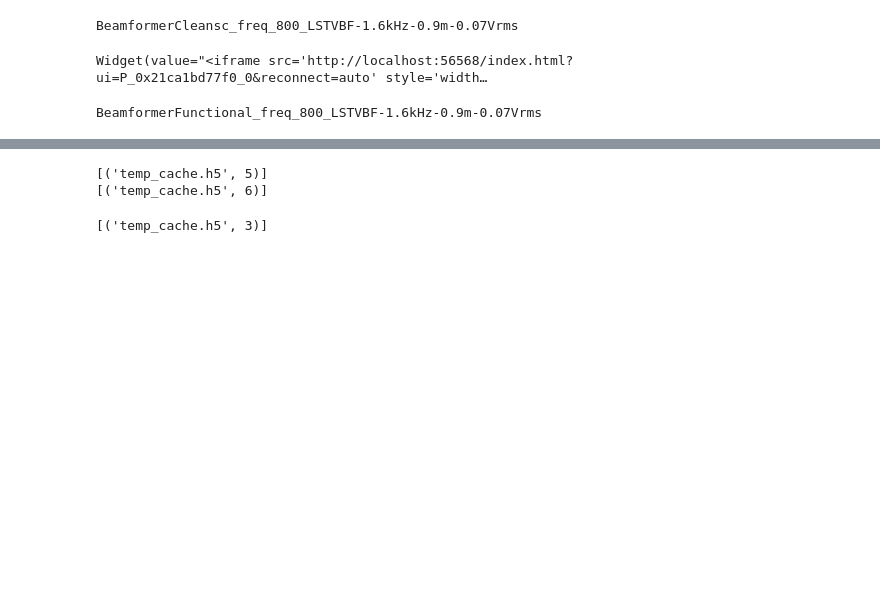
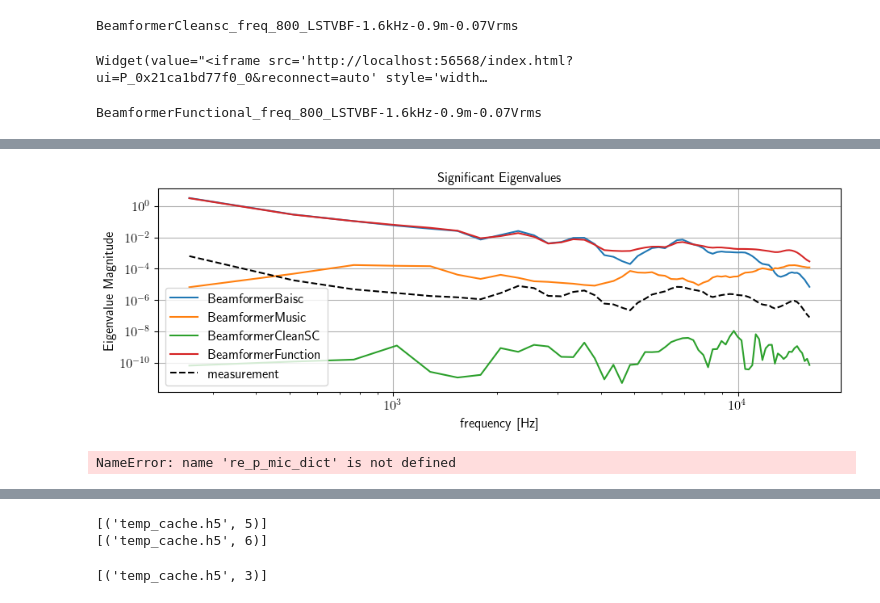
Before and after one commit to 1ieng2en/3d_beamforming, a Jupyter notebook: 3dbf_app_simulation.ipynb, the cells around one changed output, grey strips where cells are left out. Drawn from its saved outputs; the diff is of its cells as text; code cells hidden in the pictures; blank space fills up the shorter version.

```diff
--- a/3dbf_app_simulation.ipynb
+++ b/3dbf_app_simulation.ipynb
@@ -383,7 +456,7 @@ st.steer_type = 'true location'
 bb = acoular.BeamformerBase(freq_data=ps, steer=st, r_diag=True)
 #bc = BeamformerCapon(freq_data=f, steer=st, cached=False)
 #be = BeamformerEig(freq_data=f, steer=st, r_diag=True, n=54)
-bm = acoular.BeamformerMusic(freq_data=ps, steer=st, n=1)
+bm = acoular.BeamformerMusic(freq_data=ps, steer=st, n=2)
 #bd = acoular.BeamformerDamas(beamformer=bb, n_iter=100)
 #bdp = BeamformerDamasPlus(beamformer=bb, n_iter=100)
 #bo = BeamformerOrth(freq_data=f, steer=st, r_diag=True, eva_list=list(range(38,54)))
@@ -398,8 +471,8 @@ Frequency range: [  64. 4096.] Hz
 # %%
-cfreq = 560 # frequency of interest
+cfreq = 1500 # frequency of interest
 pm = bs.synthetic(cfreq,3)
 Lm = acoular.L_p(pm)
-plotter, p_range = BF_analysis.plot(Lm, dynamic_range=20, max_crop=0, plot_mesh = True, opacity=True)
+plotter, p_range = BF_analysis.plot(Lm, dynamic_range=5, max_crop=0, plot_mesh = True, opacity=True)
 # Make sure the rendering is complete
 plotter.show()
 # %% [output]
@@ -407,5 +480,5 @@ Widget(value="<iframe src='http://localhost:62121/index.html?ui=P_0x2c493777a90_
 # %%
-cfreq = 400 # frequency of interest
+cfreq = 1500 # frequency of interest
 import panel as pn
 
 #figure(1,)
@@ -419,7 +492,7 @@ for b in (bb, bm, bs, bf):
     # Make sure the rendering is complete
     plotter.show(auto_close=False)
     #file_name = f'Results/3dplot/{b.__class__.__name__}_freq:{cfreq}_{recording_dropdown.value[0:-5]}.html'
-    file_name = f'{b.__class__.__name__}_freq_{cfreq}_{recording_selector.selected_file[0:-4]}'
+    file_name = f'{b.__class__.__name__}_freq_{cfreq}_{recording_prep.selected_file[0:-4]}'
     print(file_name)
     plotter.close()
 # %% [output]
@@ -432,12 +505,12 @@ BeamformerCleansc_freq_800_LSTVBF-1.6kHz-0.9m-0.07Vrms
 Widget(value="<iframe src='http://localhost:56568/index.html?ui=P_0x21ca1bd77f0_0&reconnect=auto' style='width…
 BeamformerFunctional_freq_800_LSTVBF-1.6kHz-0.9m-0.07Vrms
 # %%
-freq_list = [250, 500, 1000, 2000, 4000, 8000] # frequency of interest
+freq_list = [2500, 5000, 8000] # frequency of interest
 import panel as pn
 
 #figure(1,)
 #i1 = 1 #no of subplot
-for b in (bm, bs):
+for b in (bb, bm, bs):
     for cfreq in freq_list:
         pm = b.synthetic(cfreq,3)
         Lm = acoular.L_p(pm)
@@ -445,7 +518,7 @@ for b in (bm, bs):
         # Make sure the rendering is complete
         plotter.show(auto_close=False)
         #file_name = f'Results/3dplot/{b.__class__.__name__}_freq:{cfreq}_{recording_dropdown.value[0:-5]}.html'
-        file_name = f'{b.__class__.__name__}_freq_{cfreq}_{recording_selector.selected_file[0:-4]}'
+        file_name = f'{b.__class__.__name__}_freq_{cfreq}_{recording_prep.selected_file[0:-4]}'
         print(file_name)
         plotter.close()
 # %% [output]
@@ -466,3 +596,63 @@ BeamformerMusic_freq_8000_GoodSeal-HP1-12.8k-signalChannel
+# %%
+
+
+frequencies = ps.fftfreq()[1:-1]  # Get the list of frequencies
+csm = np.array(ps.csm)  # Calculate and get the Cross Spectral Matrix
+
+
+plt.figure(figsize=ASPECT)
+
+for name in pms_dict.keys():
+    Pf_values = np.abs(re_p_mic_dict[name])
+    # calculate the csm of Pf_values
+    csm_Pf = np.zeros((len(Pf_values), Pf_values.shape[1], Pf_values.shape[1]))
+    for i in range(len(frequencies)):
+        csm_Pf[i] = np.outer(Pf_values[i], Pf_values[i].conj())
+
+    error = (csm[1:-1,:,:] - csm_Pf)/csm[1:-1,:,:] * 100
+
+    eva_csm = np.linalg.eigvals(csm[1:-1,:,:])
+    eva_csm_Pf = np.linalg.eigvals(csm_Pf)
+
+    # re-rank the eigenvalues, from large to small
+    eva_csm = np.sort(eva_csm, axis=1)[:, ::-1]
+    eva_csm_Pf = np.sort(eva_csm_Pf, axis=1)[:, ::-1]
+
+
+    eva_csm_sig = [rsf.get_significant_eva(eva) for eva in eva_csm]
+    eva_csm_Pf_sig = [rsf.get_significant_eva(eva) for eva in eva_csm_Pf]
+
+    eva_csm_sum = np.array([np.sum(eva) for eva in eva_csm_sig])
+    eva_csm_Pf_sum = np.array([np.sum(eva) for eva in eva_csm_Pf_sig])
+
+    eva_csm_count = np.array([len(eva) for eva in eva_csm_sig])
+    eva_csm_Pf_count = np.array([len(eva) for eva in eva_csm_Pf_sig])
+
+
+    # Plot the significant eigenvalues
+
+    plt.loglog(freq_list[1:-1], eva_csm_Pf_sum/eva_csm_Pf_count, label = f"{name}")
+
+plt.loglog(freq_list[1:-1], eva_csm_sum/eva_csm_count, label = f"measurement", linestyle='--', color='black')
+plt.title('Significant Eigenvalues')
+plt.xlabel('frequency [Hz]')
+plt.ylabel('Eigenvalue Magnitude')
+# plt.ylim(1e-4, 5e-1)
+plt.legend()
+plt.grid()
+# %% [output]
+[figure, added]
+# %%
+import json
+
+# Specifying the file name
+file_name = f'result-{recording_prep.selected_file}.json'
+
+# Writing the dictionary to a file in JSON format
+with open(file_name, 'w') as json_file:
+    json.dump(re_p_mic_dict, json_file, indent=4)
+# %% [output]
+NameError: name 're_p_mic_dict' is not defined
 # %%
 freq_list = ps.fftfreq() # frequency of interest
 import panel as pn
```
Also changed, not shown: parts of 40 cells of this notebook, 16 other files.
